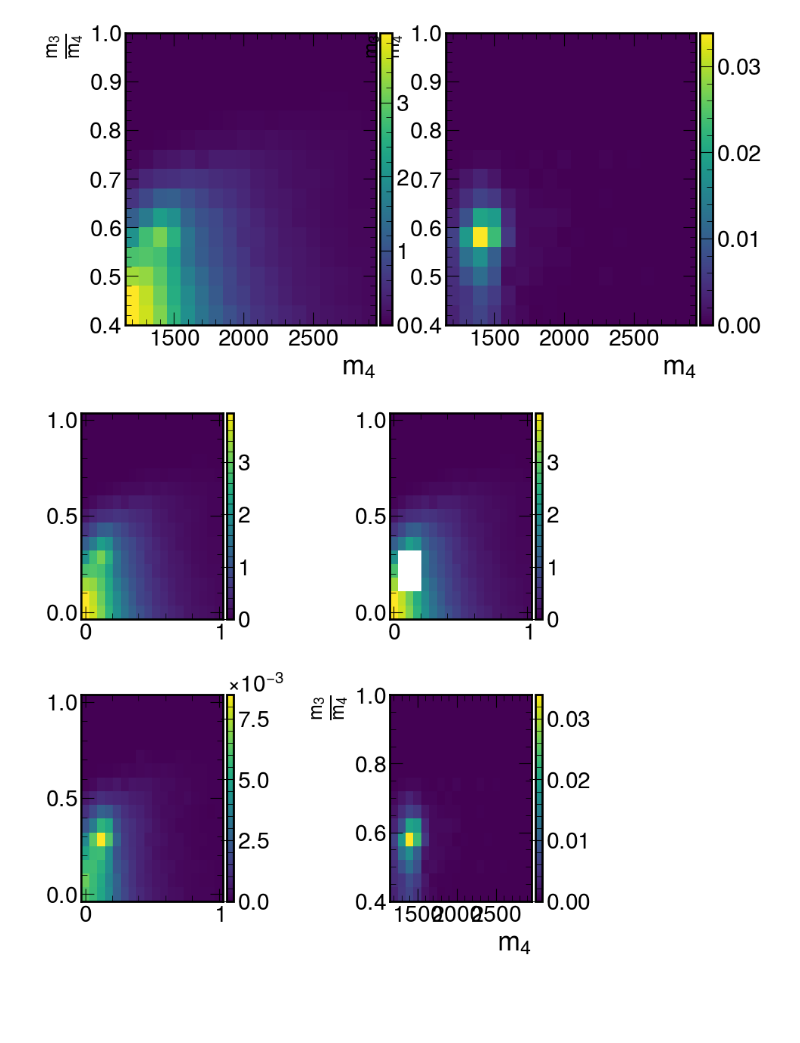
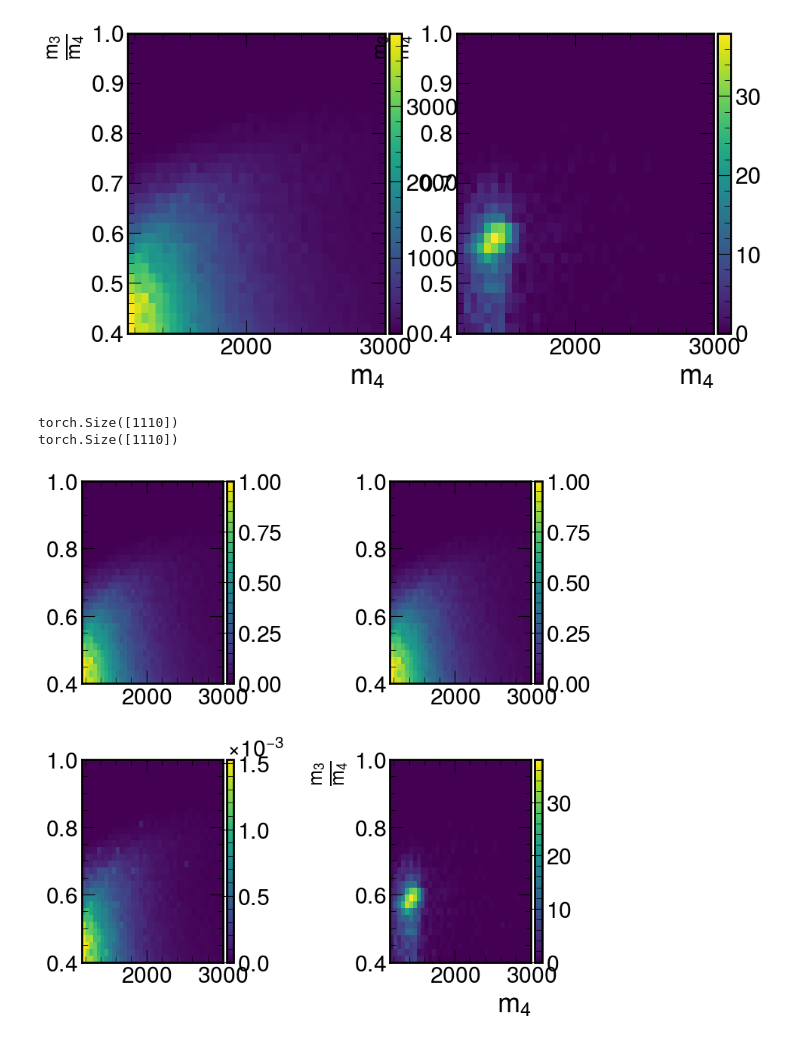
Before and after one commit to UMN-CMS/SingleStopCoffea, a Jupyter notebook: notebooks/multidim_fit.ipynb, the cells around one changed output. Cells and saved outputs as stored; diff of their text form; code cells hidden in the pictures; blank space fills up the shorter version.

```diff
--- a/notebooks/multidim_fit.ipynb
+++ b/notebooks/multidim_fit.ipynb
@@ -36,23 +36,16 @@ narrowed = hist
 #orig =  m14_vs_m24[...,hist.loc(1100):hist.loc(2500),hist.loc(400):hist.loc(2000)]
 #orig =  complete_hist[...,hist.loc(0):hist.loc(3000),hist.loc(0):hist.loc(1)]
 orig =  complete_hist[...,hist.loc(1150):hist.loc(3000),hist.loc(0.4):hist.loc(1)]
-orig = orig / orig.values().max()
+#orig = orig / orig.values().max()
 #orig =  complete_hist[...,hist.loc(1150):hist.loc(3000),hist.loc(400):hist.loc(3000)]#orig =  complete_hist[...,hist.loc(0):hist.loc(3000),hist.loc(0):hist.loc(3000)]
-
-
-
-
 narrowed = orig
-narrowed = orig[...,::hist.rebin(2),::hist.rebin(2)]
-
-
-
+narrowed = orig[...,::hist.rebin(1),::hist.rebin(1)]
 qcd_hist = narrowed["Skim_QCDInclusive2018",...]
 orig_qcd_hist = orig["Skim_QCDInclusive2018",...]
 
 sig_hist = narrowed["signal_312_1500_900",...]
 
-qcd_hist = narrowed["Skim_QCDInclusive2018",...] + 40 * sig_hist
+qcd_hist = narrowed["Skim_QCDInclusive2018",...] + 0 * sig_hist
 # %%
 def addColorbar(ax, vals):
     divider = make_axes_locatable(ax)
@@ -62,9 +55,9 @@ def addColorbar(ax, vals):
     ax.cax = cax
 # %%
 fig,ax= plt.subplots(1,2,figsize=(10,5))
-_ = drawAs2DHist(ax[0], PlotObject(qcd_hist))
-_ = drawAs2DHist(ax[1], PlotObject(sig_hist))
+_ = drawAs2DHist(ax[0], PlotObject.fromHist(qcd_hist))
+_ = drawAs2DHist(ax[1], PlotObject.fromHist(sig_hist))
 # %% [output]
-[figure, old version]
+[figure, new version]
 # %%
 sig_values = torch.from_numpy(sig_hist.values()).T
@@ -118,20 +65,24 @@ test_vars = transformed_vars
 # %%
+from analyzer.plotting.core_plots import *
 fig,ax = plt.subplots(2,2, figsize=(8,8))
-def simpleGrid(ax, inx,iny):
-    x=np.unique(inx[:,0])
-    y=np.unique(inx[:,1])
-    X,Y = np.meshgrid(x,y)
+def simpleGrid(ax, edges,iny):
+    X,Y = np.meshgrid(*edges)
     z=iny
-    Z=z.reshape(len(y),len(x))
+    Z=z.reshape(len(edges[1])-1,len(edges[0])-1)
     f = ax.pcolormesh(X,Y,Z)
     addColorbar(ax,f)
     return f
 
-simpleGrid(ax[0,0],test_x,test_y)
-simpleGrid(ax[1,0],test_x,test_vars)
 
-simpleGrid(ax[0,1],test_x, np.ma.masked_where(~torch.flatten(centers_mask), test_y))
-drawAs2DHist(ax[1,1], PlotObject(sig_hist))
+print(train.outputs.shape)
+print(test.outputs.shape)
+simpleGrid(ax[0,0],test.edges, test.outputs)
+simpleGrid(ax[0,1],test.edges, np.ma.masked_where(torch.flatten(centers_mask), test.outputs))
+simpleGrid(ax[1,0],test.edges, test.variances)
+
+drawAs2DHist(ax[1,1], PlotObject.fromHist(sig_hist))
 fig.tight_layout()
 # %% [output]
+torch.Size([1110])
+torch.Size([1110])
-[figure, old version]
+[figure, new version]
```
Also changed, not shown: parts of 11 cells of this notebook, 31 other files.
